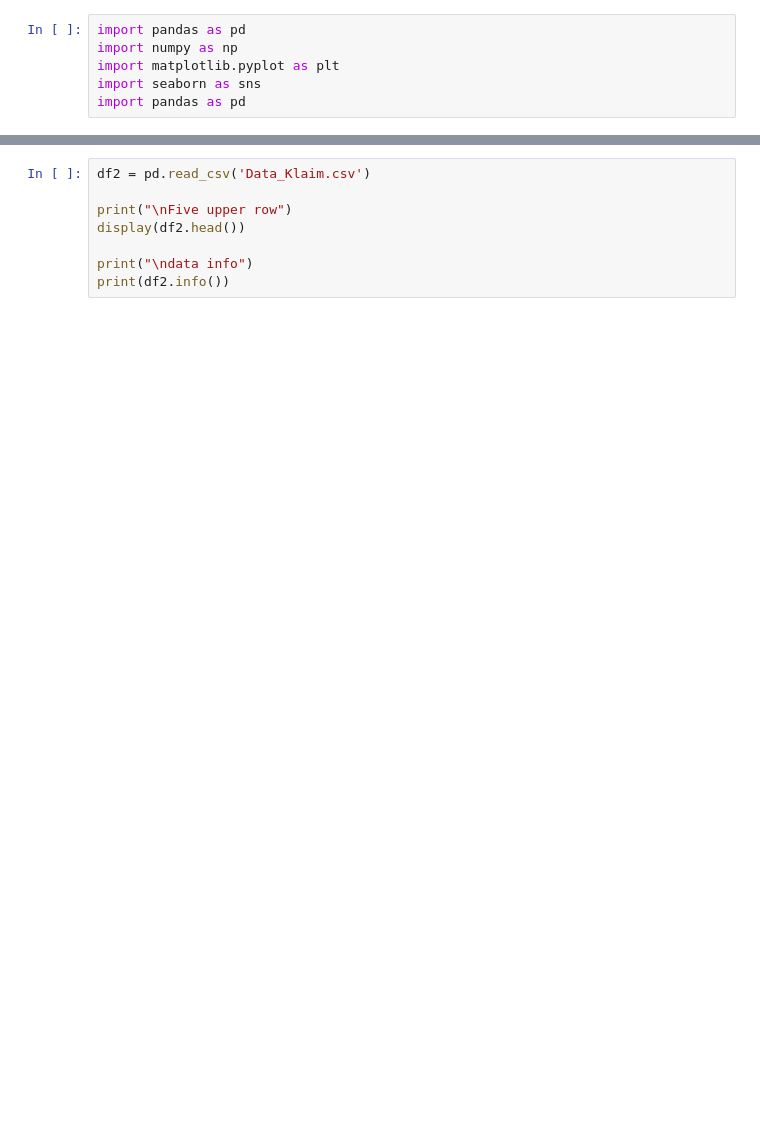
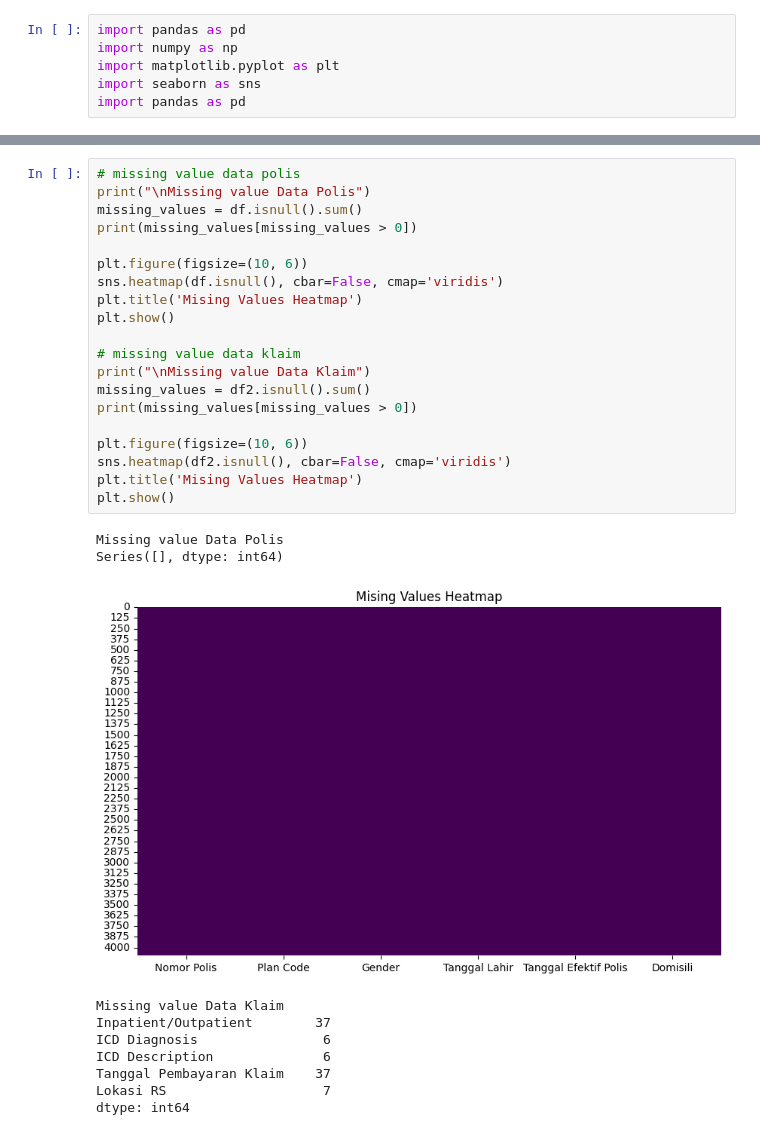
Before and after one commit to ababilkhoerulimam/insurance-claim-forecasting-mcfitb26, a Jupyter notebook: MCFITB26.ipynb, the cells around one changed output, grey strips where cells are left out. Drawn from its saved outputs; the diff is of its cells as text; blank space fills up the shorter version.

Commit message:
data preprocessing, handling outlier, merge

```diff
--- a/MCFITB26.ipynb
+++ b/MCFITB26.ipynb
@@ -69,11 +72,34 @@ Data columns (total 13 columns):
 dtypes: float64(2), object(11)
 memory usage: 470.1+ KB
 None
-# %%
-df2 = pd.read_csv('Data_Klaim.csv')
-
-print("\nFive upper row")
-display(df2.head())
-
-print("\ndata info")
-print(df2.info())
+# %%
+# missing value data polis
+print("\nMissing value Data Polis")
+missing_values = df.isnull().sum()
+print(missing_values[missing_values > 0])
+
+plt.figure(figsize=(10, 6))
+sns.heatmap(df.isnull(), cbar=False, cmap='viridis')
+plt.title('Mising Values Heatmap')
+plt.show()
+
+# missing value data klaim
+print("\nMissing value Data Klaim")
+missing_values = df2.isnull().sum()
+print(missing_values[missing_values > 0])
+
+plt.figure(figsize=(10, 6))
+sns.heatmap(df2.isnull(), cbar=False, cmap='viridis')
+plt.title('Mising Values Heatmap')
+plt.show()
+# %% [output]
+Missing value Data Polis
+Series([], dtype: int64)
+[figure, added]
+Missing value Data Klaim
+Inpatient/Outpatient        37
+ICD Diagnosis                6
+ICD Description              6
+Tanggal Pembayaran Klaim    37
+Lokasi RS                    7
+dtype: int64
```
Also changed, not shown: parts of 9 cells of this notebook, 1 other file.
